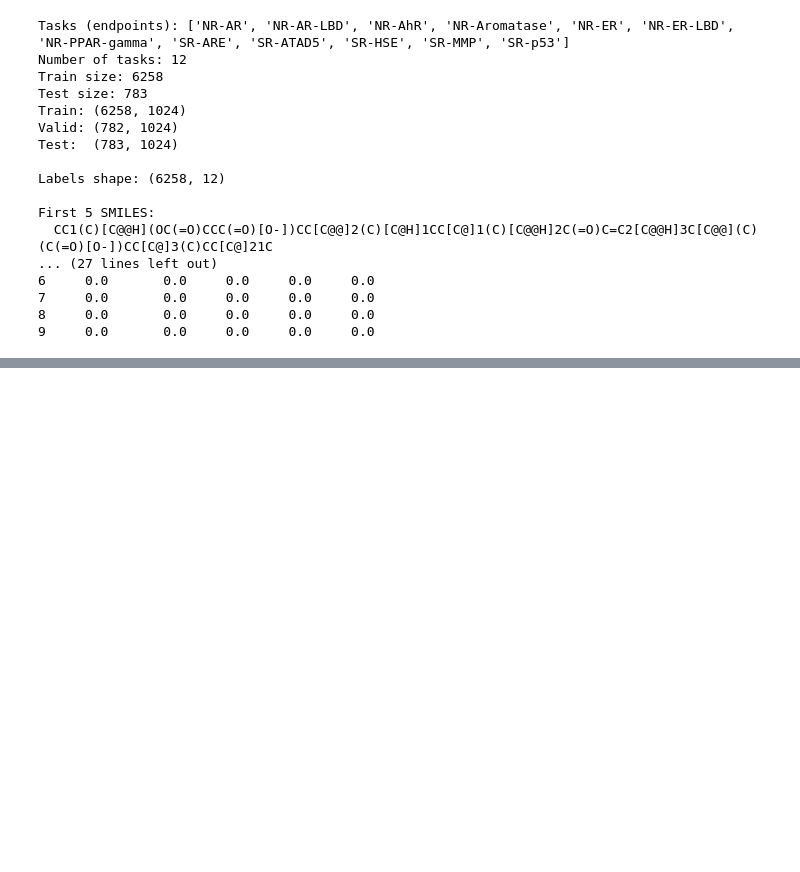
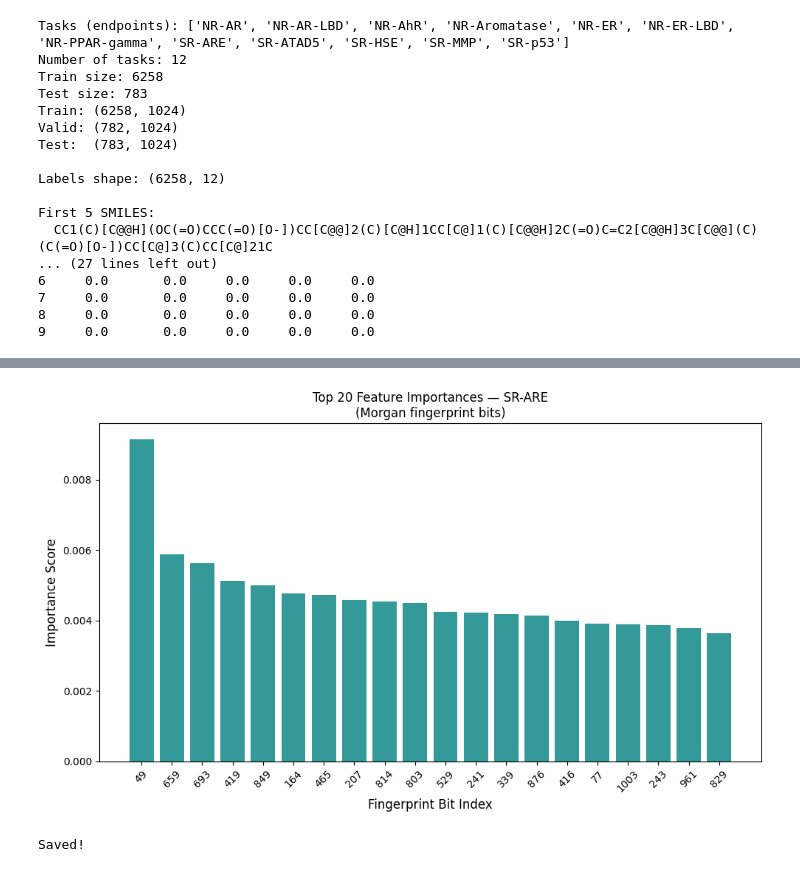
Before and after one commit to cecilesde/admet-toxicity-predictor, a Jupyter notebook: notebooks/02_multitask_model.ipynb, the cells around one changed output, grey strips where cells are left out. Saved outputs shown, nothing was run; the diff lists cells and outputs as text; code cells hidden in the pictures; blank space fills up the shorter version.

```diff
--- a/notebooks/02_multitask_model.ipynb
+++ b/notebooks/02_multitask_model.ipynb
@@ -175 +293,23 @@ SR-ARE (Stress Response – Antioxidant Response Element) measures activation of
+# %%
+# Top 20 features pour SR-ARE
+target_task = 'SR-ARE'
+xgb_model = models[target_task]
+
+importances = xgb_model.feature_importances_
+top_n = 20
+top_indices = np.argsort(importances)[-top_n:][::-1]
+
+plt.figure(figsize=(10, 6))
+bars = plt.bar(range(top_n), importances[top_indices], color='teal', alpha=0.8)
+plt.xlabel('Fingerprint Bit Index', fontsize=12)
+plt.ylabel('Importance Score', fontsize=12)
+plt.title(f'Top {top_n} Feature Importances — {target_task}\n(Morgan fingerprint bits)', fontsize=12)
+plt.xticks(range(top_n), top_indices, rotation=45)
+plt.tight_layout()
+plt.savefig('../figures/feature_importance_SR_ARE.png', dpi=150, bbox_inches='tight')
+plt.show()
+print("Saved!")
+# %% [output]
+[figure, added]
+Saved!
 # %%
```
Also changed, not shown: parts of 16 cells of this notebook.
